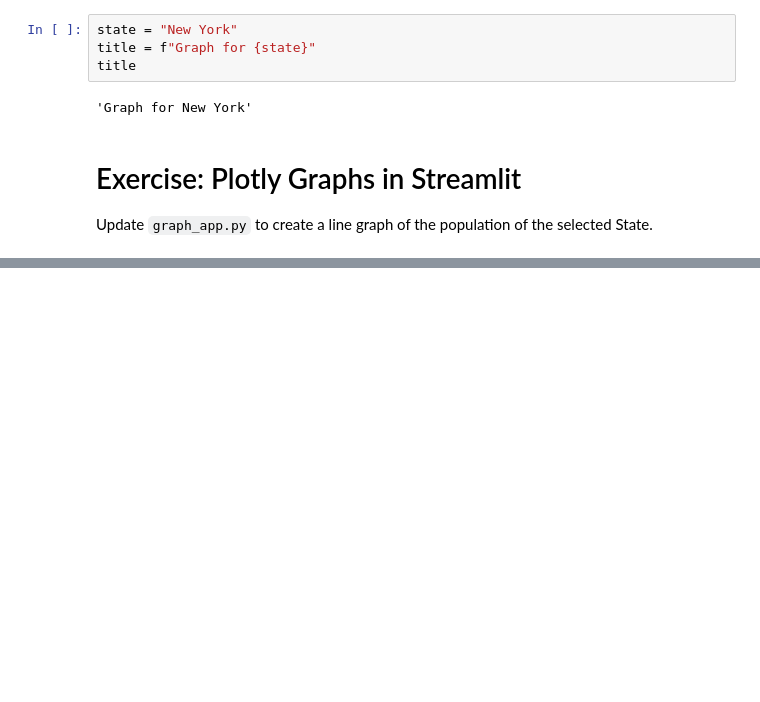
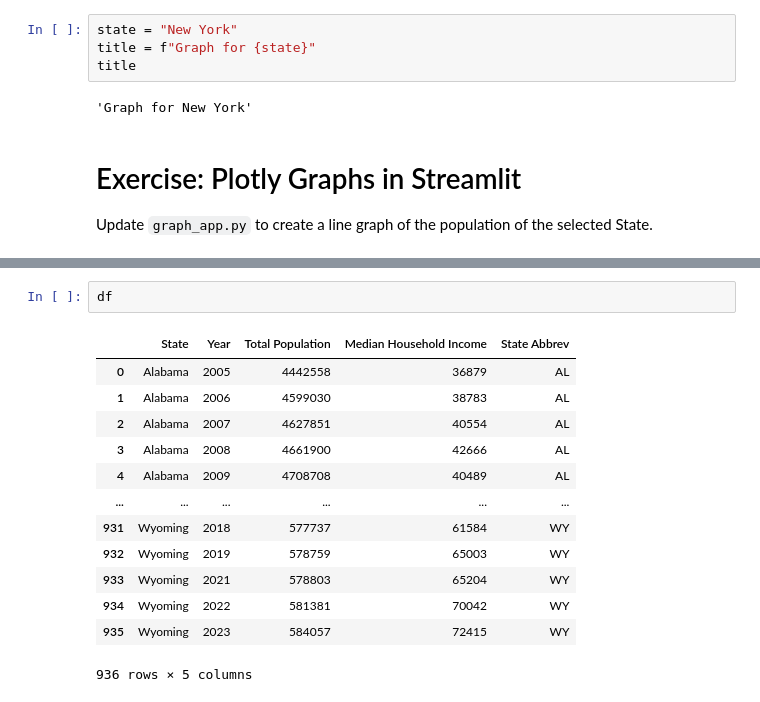
Before and after one commit to arilamstein/streamlit-workshop, a Jupyter notebook: session2/graphs.ipynb, the cells around one changed output, grey strips where cells are left out. Saved outputs shown, nothing was run; the diff lists cells and outputs as text; blank space fills up the shorter version.

```diff
--- a/session2/graphs.ipynb
+++ b/session2/graphs.ipynb
@@ -189,0 +114,16 @@ px.choropleth(
+# %%
+df
+# %% [output]
+|  | State | Year | Total Population | Median Household Income | State Abbrev |
+| 0 | Alabama | 2005 | 4442558 | 36879 | AL |
+| 1 | Alabama | 2006 | 4599030 | 38783 | AL |
+| 2 | Alabama | 2007 | 4627851 | 40554 | AL |
+| 3 | Alabama | 2008 | 4661900 | 42666 | AL |
+| 4 | Alabama | 2009 | 4708708 | 40489 | AL |
+| ... | ... | ... | ... | ... | ... |
+| 931 | Wyoming | 2018 | 577737 | 61584 | WY |
+| 932 | Wyoming | 2019 | 578759 | 65003 | WY |
+| 933 | Wyoming | 2021 | 578803 | 65204 | WY |
+| 934 | Wyoming | 2022 | 581381 | 70042 | WY |
+| 935 | Wyoming | 2023 | 584057 | 72415 | WY |
+936 rows × 5 columns
```
Also changed, not shown: parts of 10 cells of this notebook, 2 other files.
